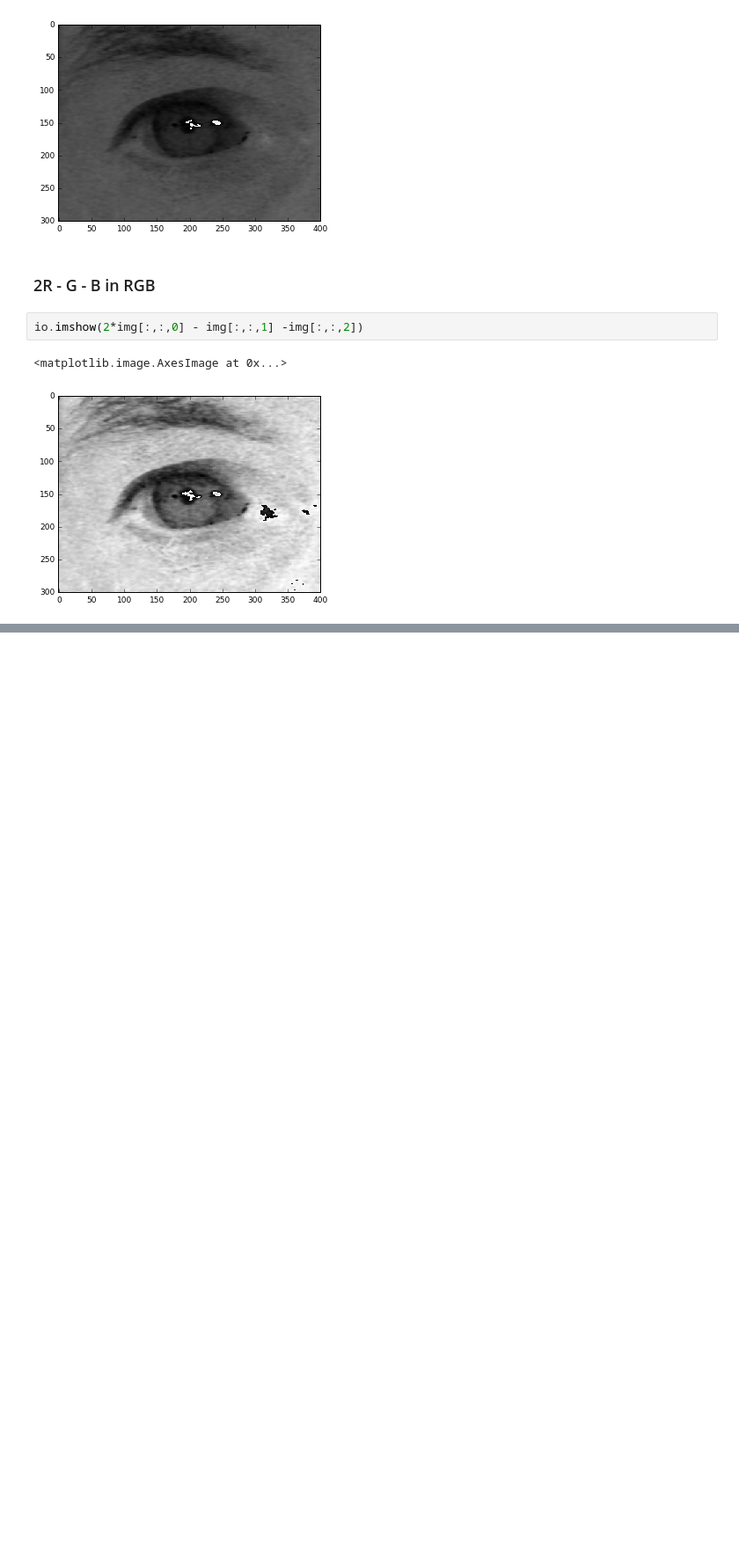
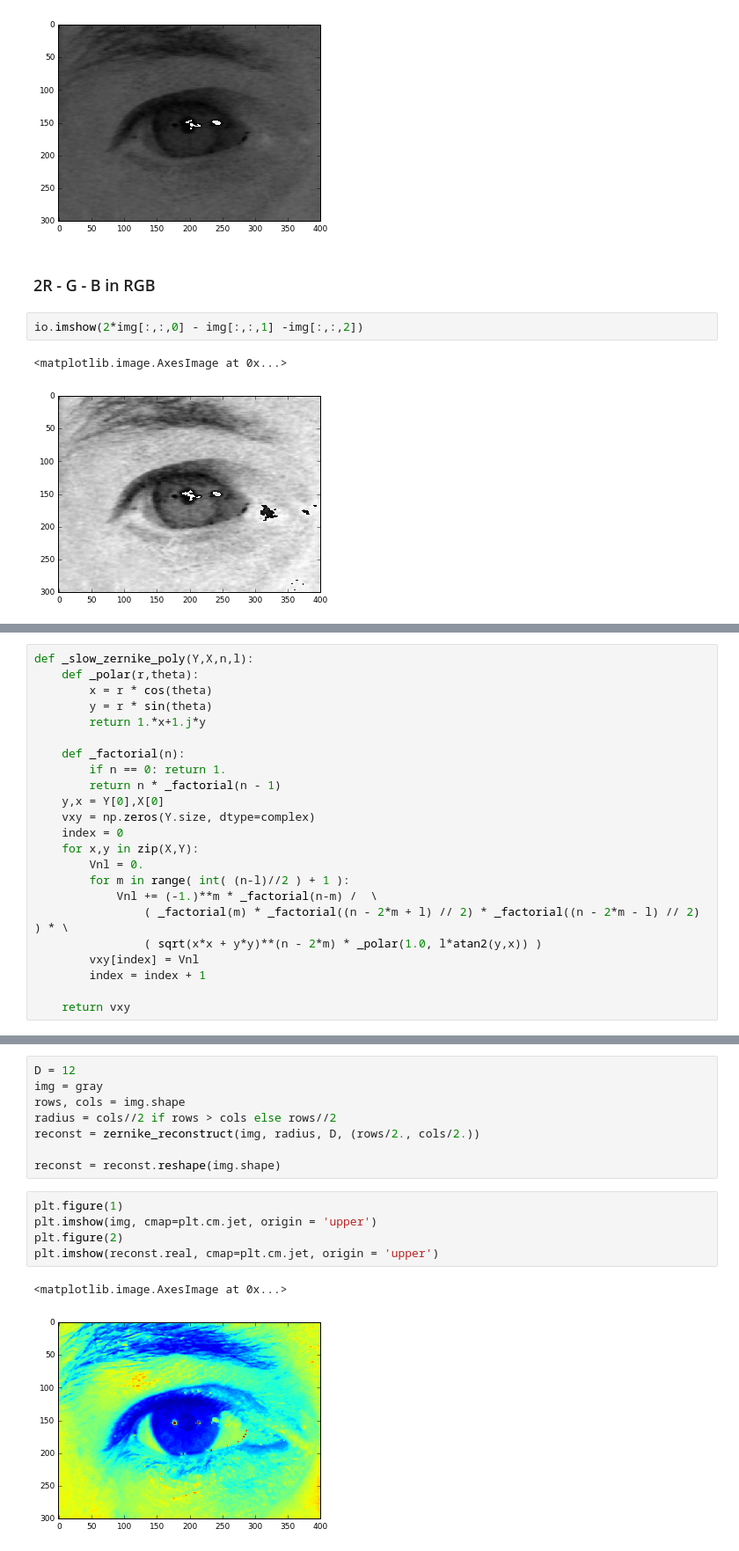
Before and after one commit to Ankush96/Biom_py, a Jupyter notebook: Segmentation.ipynb, the cells around one changed output, grey strips where cells are left out. Shown at 88% size. Drawn from its saved outputs; the diff is of its cells as text; blank space fills up the shorter version.

Commit message:
Zernike

```diff
--- a/Segmentation.ipynb
+++ b/Segmentation.ipynb
@@ -71,0 +152,23 @@ io.imshow(2*img[:,:,0] - img[:,:,1] -img[:,:,2])
+# %%
+def _slow_zernike_poly(Y,X,n,l):
+    def _polar(r,theta):
+        x = r * cos(theta)
+        y = r * sin(theta)
+        return 1.*x+1.j*y
+
+    def _factorial(n):
+        if n == 0: return 1.
+        return n * _factorial(n - 1)
+    y,x = Y[0],X[0]
+    vxy = np.zeros(Y.size, dtype=complex)
+    index = 0
+    for x,y in zip(X,Y):
+        Vnl = 0.
+        for m in range( int( (n-l)//2 ) + 1 ):
+            Vnl += (-1.)**m * _factorial(n-m) /  \
+                ( _factorial(m) * _factorial((n - 2*m + l) // 2) * _factorial((n - 2*m - l) // 2) ) * \
+                ( sqrt(x*x + y*y)**(n - 2*m) * _polar(1.0, l*atan2(y,x)) )
+        vxy[index] = Vnl
+        index = index + 1
+
+    return vxy
@@ -71,0 +213,16 @@ io.imshow(2*img[:,:,0] - img[:,:,1] -img[:,:,2])
+# %%
+D = 12
+img = gray
+rows, cols = img.shape
+radius = cols//2 if rows > cols else rows//2
+reconst = zernike_reconstruct(img, radius, D, (rows/2., cols/2.))
+
+reconst = reconst.reshape(img.shape)
+# %%
+plt.figure(1)
+plt.imshow(img, cmap=plt.cm.jet, origin = 'upper')
+plt.figure(2)
+plt.imshow(reconst.real, cmap=plt.cm.jet, origin = 'upper')
+# %% [output]
+<matplotlib.image.AxesImage at 0x...>
+[figure, added]
```
Also changed, not shown: parts of 9 cells of this notebook.
